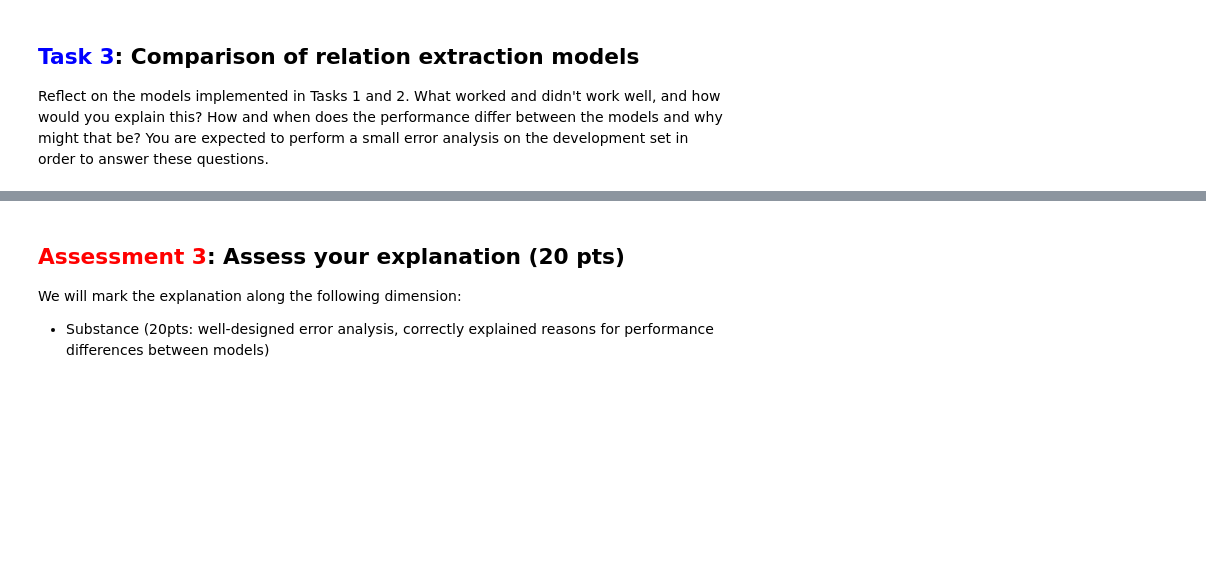
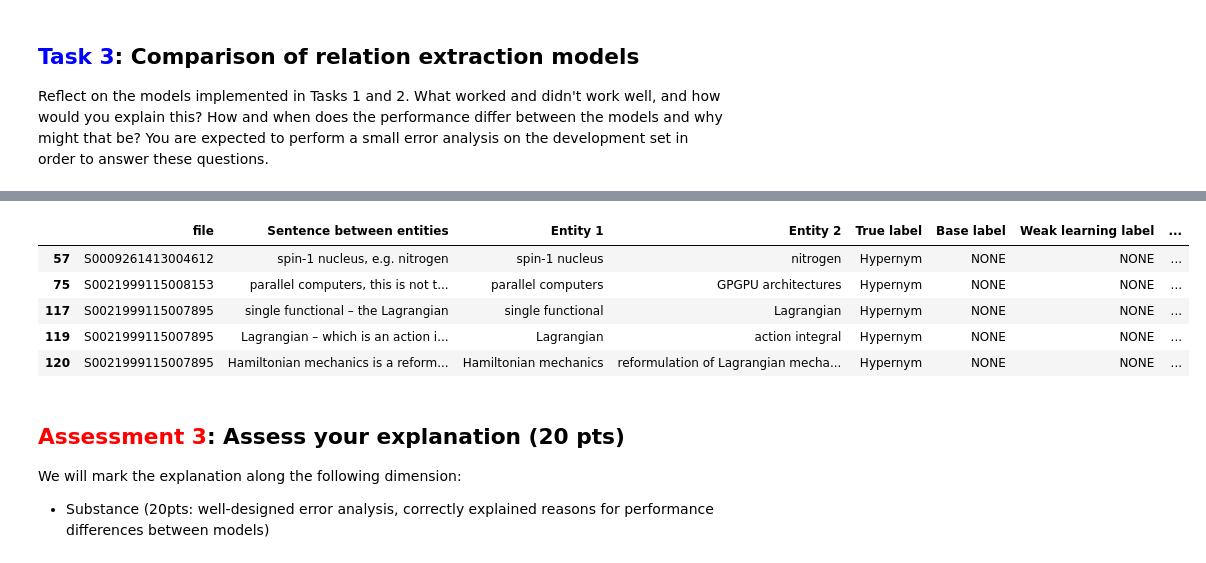
Before and after one commit to UsernamePSQ/nlp_final, a Jupyter notebook: stat-nlp-book/assignments/2019/final_assignment/problem/final_assignment.ipynb, the cells around one changed output, grey strips where cells are left out. Drawn from its saved outputs; the diff is of its cells as text; code cells hidden in the pictures; blank space fills up the shorter version.

```diff
--- a/stat-nlp-book/assignments/2019/final_assignment/problem/final_assignment.ipynb
+++ b/stat-nlp-book/assignments/2019/final_assignment/problem/final_assignment.ipynb
@@ -345,4 +345,4 @@ if False:
 
     print(data_m_XY['Vocab'].transformX_toLabel(data_m_XY['data_X'][0]))
 # %%
-data_m_XY2 = upscale(data_m_XY, 8)
+data_m_XY2 = upscale(data_m_XY, 10)
@@ -800,3 +847,13 @@ plt.show()
+# %%
+## Examples...
+df_err_an[(df_err_an['True label'] == 'Hypernym') & (df_err_an['Weak learning label'] != 'Hypernym')][:5]
+# %% [output]
+|  | file | Sentence between entities | Entity 1 | Entity 2 | True label | Base label | Weak learning label | ... |
+| 57 | S0009261413004612 | spin-1 nucleus, e.g. nitrogen | spin-1 nucleus | nitrogen | Hypernym | NONE | NONE | ... |
+| 75 | S0021999115008153 | parallel computers, this is not t... | parallel computers | GPGPU architectures | Hypernym | NONE | NONE | ... |
+| 117 | S0021999115007895 | single functional – the Lagrangian | single functional | Lagrangian | Hypernym | NONE | NONE | ... |
+| 119 | S0021999115007895 | Lagrangian – which is an action i... | Lagrangian | action integral | Hypernym | NONE | NONE | ... |
+| 120 | S0021999115007895 | Hamiltonian mechanics is a reform... | Hamiltonian mechanics | reformulation of Lagrangian mecha... | Hypernym | NONE | NONE | ... |
 # %% [markdown]
 ## <font color='red'>Assessment 3</font>: Assess your explanation (20 pts)
 
```
Also changed, not shown: parts of 8 cells of this notebook, 3 other files.
